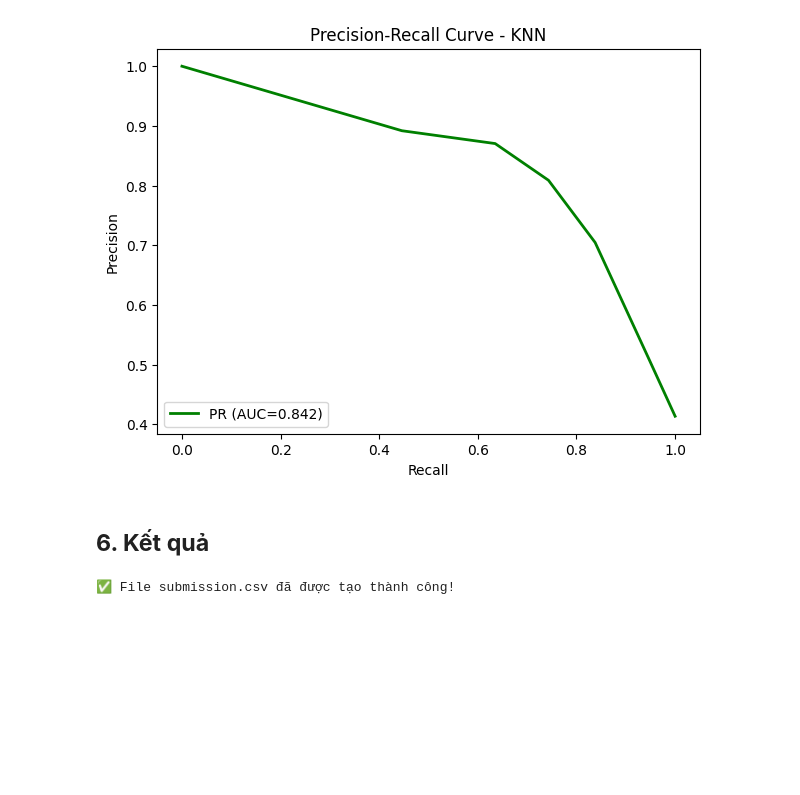
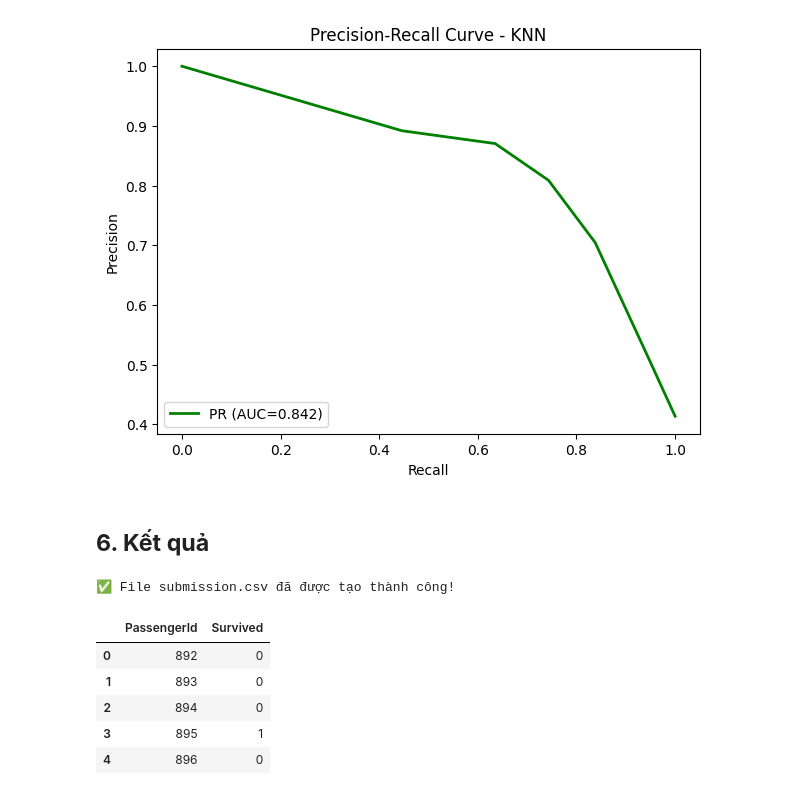
Before and after one commit to TidalWavetop1/Team9_ML_edu, a Jupyter notebook: Titanic - Machine Learning from Disaster/titanic.ipynb, the cells around one changed output. Drawn from its saved outputs; the diff is of its cells as text; code cells hidden in the pictures; blank space fills up the shorter version.

```diff
--- a/Titanic - Machine Learning from Disaster/titanic.ipynb
+++ b/Titanic - Machine Learning from Disaster/titanic.ipynb
@@ -256,12 +266,19 @@ plt.show()
 # %%
 final_pred = best_model.predict(X_test_scaled)
 
 submission = pd.DataFrame({
     "PassengerId": test["PassengerId"],
     "Survived": final_pred
 })
 
 submission.to_csv("submission.csv", index=False)
 print("✅ File submission.csv đã được tạo thành công!")
+display(submission.head())
 # %% [output]
 ✅ File submission.csv đã được tạo thành công!
+|  | PassengerId | Survived |
+| 0 | 892 | 0 |
+| 1 | 893 | 0 |
+| 2 | 894 | 0 |
+| 3 | 895 | 1 |
+| 4 | 896 | 0 |
```
Also changed, not shown: parts of 1 cell of this notebook, 4 other files.
